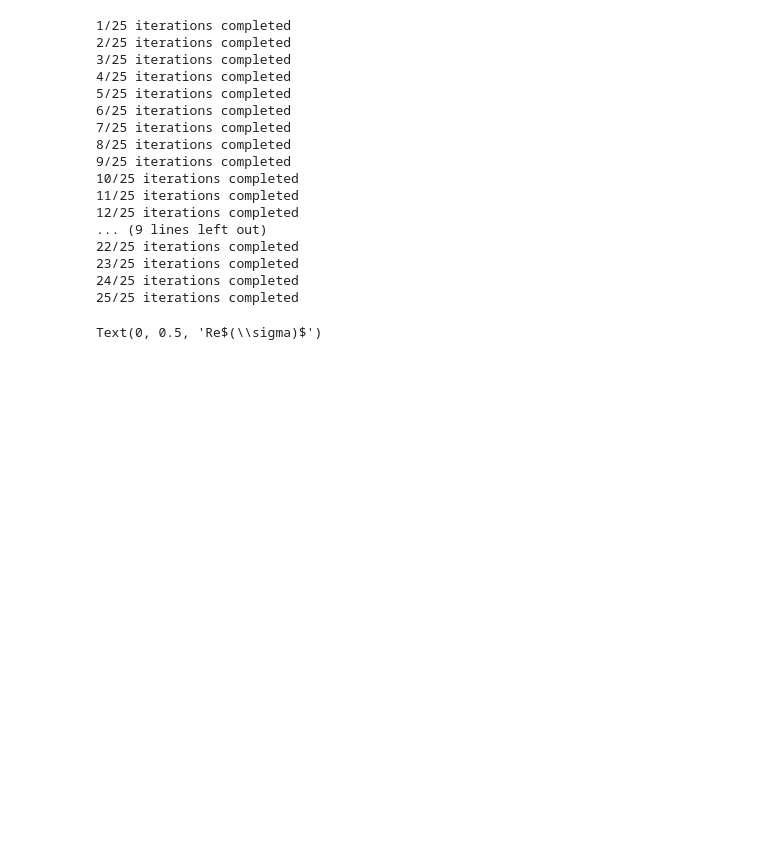
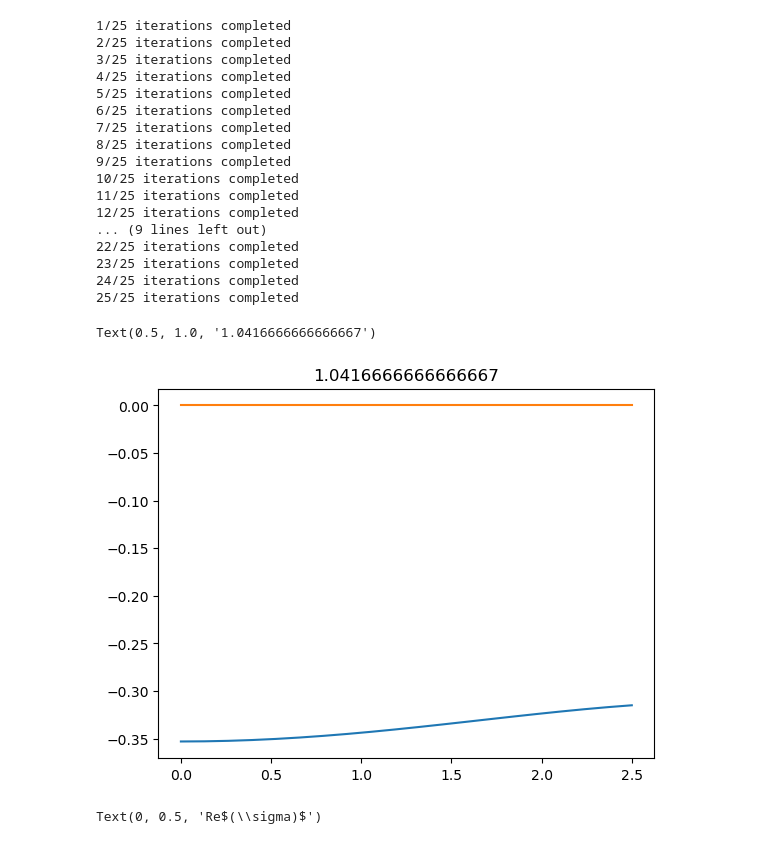
Before and after one commit to jaspercjp/Chebyshev-Pseudospectral-Active-Shear, a Jupyter notebook: python-code/ls2/analysis_tau.ipynb, the cells around one changed output. Drawn from its saved outputs; the diff is of its cells as text; code cells hidden in the pictures; blank space fills up the shorter version.

```diff
--- a/python-code/ls2/analysis_tau.ipynb
+++ b/python-code/ls2/analysis_tau.ipynb
@@ -509,6 +509,19 @@ def compute_sig_k(_a, _gds, n=20, plot=False,k_left=0, k_right =20):
     if plot:
         plt.plot(ks, np.zeros(len(ks)), "--")
     return max_real_evs
+
+def compute_sig_gd(_as, _gd, n=20,k_left=0, k_right =20):
+    """
+    Fixes shear rate, compute sigma for all given a and k values
+    """
+    _tau = 1
+    ks = np.linspace(k_left,k_right,n)
+    max_real_evs = np.zeros((len(_as),n),dtype=np.complex_)
+    for i in range(len(_as)):
+        for j in range(len(ks)):
+            evs = ev_tau(ks[j], _gd, _tau, _as[i], _ell_over_W_squared=0.01)
+            max_real_evs[i][j] = max_re(evs)
+    return max_real_evs
 # %%
 gdl, gdr, gdn = 0,6.5,25
 al, ar, an = -15,20,30
@@ -566,6 +579,21 @@ for i in range(len(_as)):
 23/25 iterations completed
 24/25 iterations completed
 25/25 iterations completed
+# %%
+al, ar, an = 0,2.5,25
+_as = np.linspace(al, ar, an)
+_gd = 0.
+evs_mat = compute_sig_gd(_as,_gd, k_right=2.5)
+# %%
+aidx = 10
+aval = _as[aidx]
+ks = np.linspace(0,2.5,20)
+plt.plot(ks, np.real(evs_mat[aidx]))
+plt.plot(ks, 0*ks)
+plt.title(aval)
+# %% [output]
+Text(0.5, 1.0, '1.0416666666666667')
+[figure, added]
 # %%
 gdl, gdr, gdn = 0,6.5,25
 al, ar, an = -15,20,30
```
Also changed, not shown: 2 other files.
